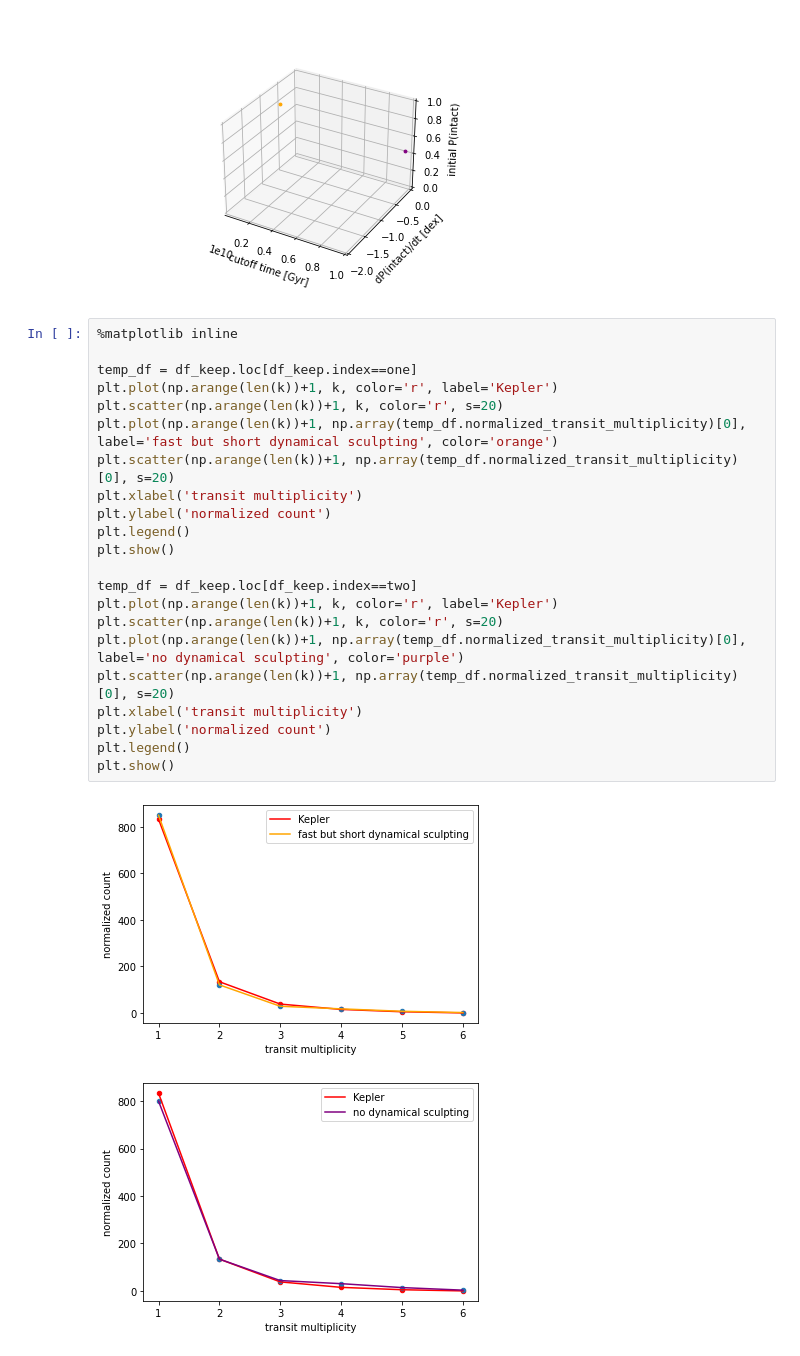
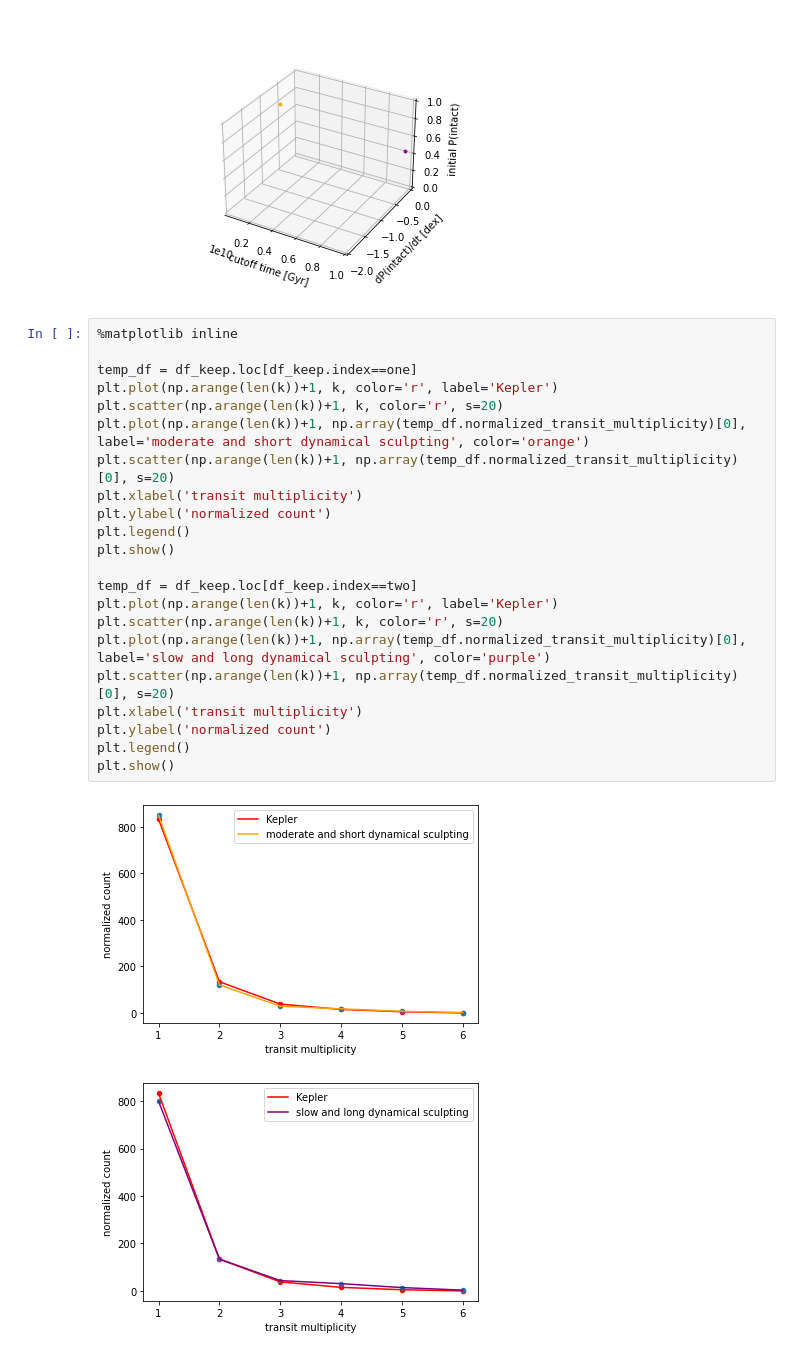
Before and after one commit to exoclam/sculpting, a Jupyter notebook: logL-cube.ipynb, the cells around one changed output. Saved outputs shown, nothing was run; the diff lists cells and outputs as text.

Commit message:
fixed label in transit multiplicity plots

```diff
--- a/logL-cube.ipynb
+++ b/logL-cube.ipynb
@@ -309,25 +309,25 @@ plt.show()
 # %%
 %matplotlib inline
 
 temp_df = df_keep.loc[df_keep.index==one]
 plt.plot(np.arange(len(k))+1, k, color='r', label='Kepler')
 plt.scatter(np.arange(len(k))+1, k, color='r', s=20)
-plt.plot(np.arange(len(k))+1, np.array(temp_df.normalized_transit_multiplicity)[0], label='fast but short dynamical sculpting', color='orange')
+plt.plot(np.arange(len(k))+1, np.array(temp_df.normalized_transit_multiplicity)[0], label='moderate and short dynamical sculpting', color='orange')
 plt.scatter(np.arange(len(k))+1, np.array(temp_df.normalized_transit_multiplicity)[0], s=20)
 plt.xlabel('transit multiplicity')
 plt.ylabel('normalized count')
 plt.legend()
 plt.show()
 
 temp_df = df_keep.loc[df_keep.index==two]
 plt.plot(np.arange(len(k))+1, k, color='r', label='Kepler')
 plt.scatter(np.arange(len(k))+1, k, color='r', s=20)
-plt.plot(np.arange(len(k))+1, np.array(temp_df.normalized_transit_multiplicity)[0], label='no dynamical sculpting', color='purple')
+plt.plot(np.arange(len(k))+1, np.array(temp_df.normalized_transit_multiplicity)[0], label='slow and long dynamical sculpting', color='purple')
 plt.scatter(np.arange(len(k))+1, np.array(temp_df.normalized_transit_multiplicity)[0], s=20)
 plt.xlabel('transit multiplicity')
 plt.ylabel('normalized count')
 plt.legend()
 plt.show()
 # %% [output]
-[figure, old version]
+[figure, new version]
-[figure, old version]
+[figure, new version]
```
